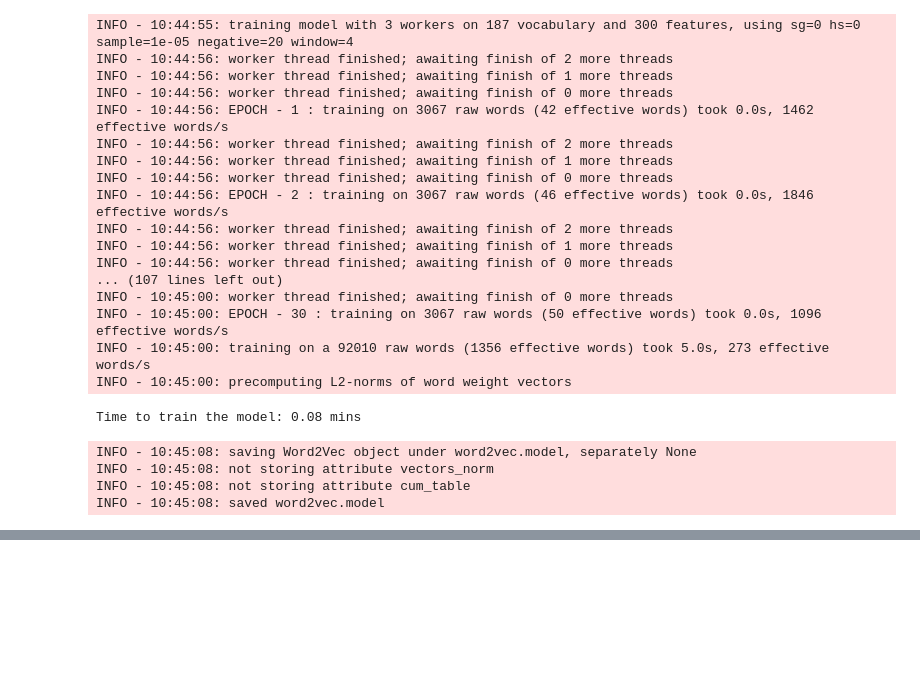
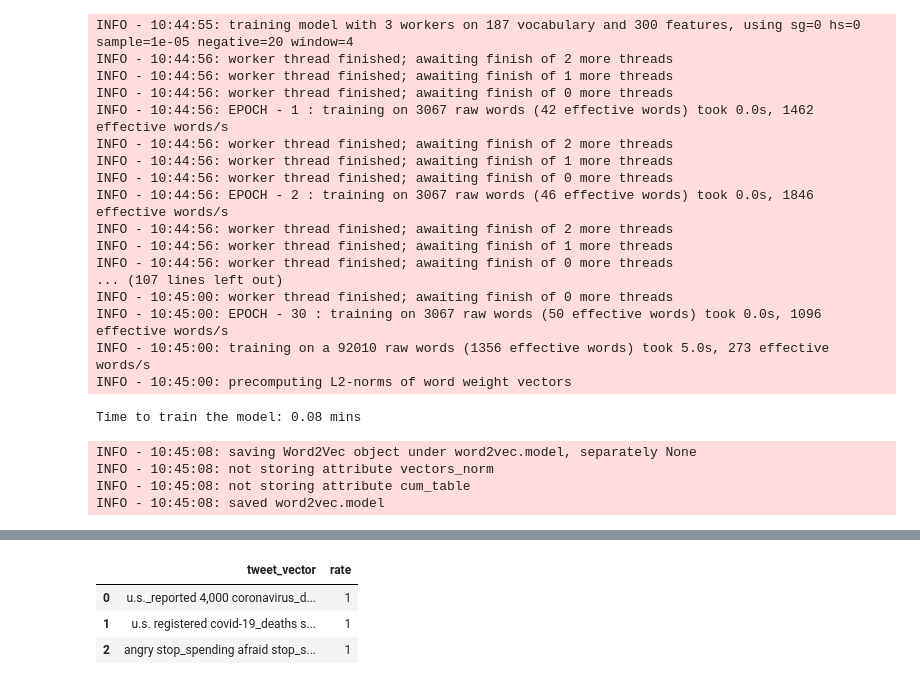
Before and after one commit to lveagithub/bts-dsf-2020, a Jupyter notebook: Final_project/DSF_FINAL_PROJECT_Prep_Embed.ipynb, the cells around one changed output, grey strips where cells are left out. Cells and saved outputs as stored; diff of their text form; code cells hidden in the pictures; blank space fills up the shorter version.

```diff
--- a/Final_project/DSF_FINAL_PROJECT_Prep_Embed.ipynb
+++ b/Final_project/DSF_FINAL_PROJECT_Prep_Embed.ipynb
@@ -319,0 +353,7 @@ INFO - 10:45:08: saved word2vec.model
+# %%
+df_tweets_training_sql_model_export[['tweet_vector','rate']].head(3)
+# %% [output]
+|  | tweet_vector | rate |
+| 0 | u.s._reported 4,000 coronavirus_d... | 1 |
+| 1 | u.s. registered covid-19_deaths s... | 1 |
+| 2 | angry stop_spending afraid stop_s... | 1 |
```
Also changed, not shown: parts of 10 cells of this notebook, 5 other files.
